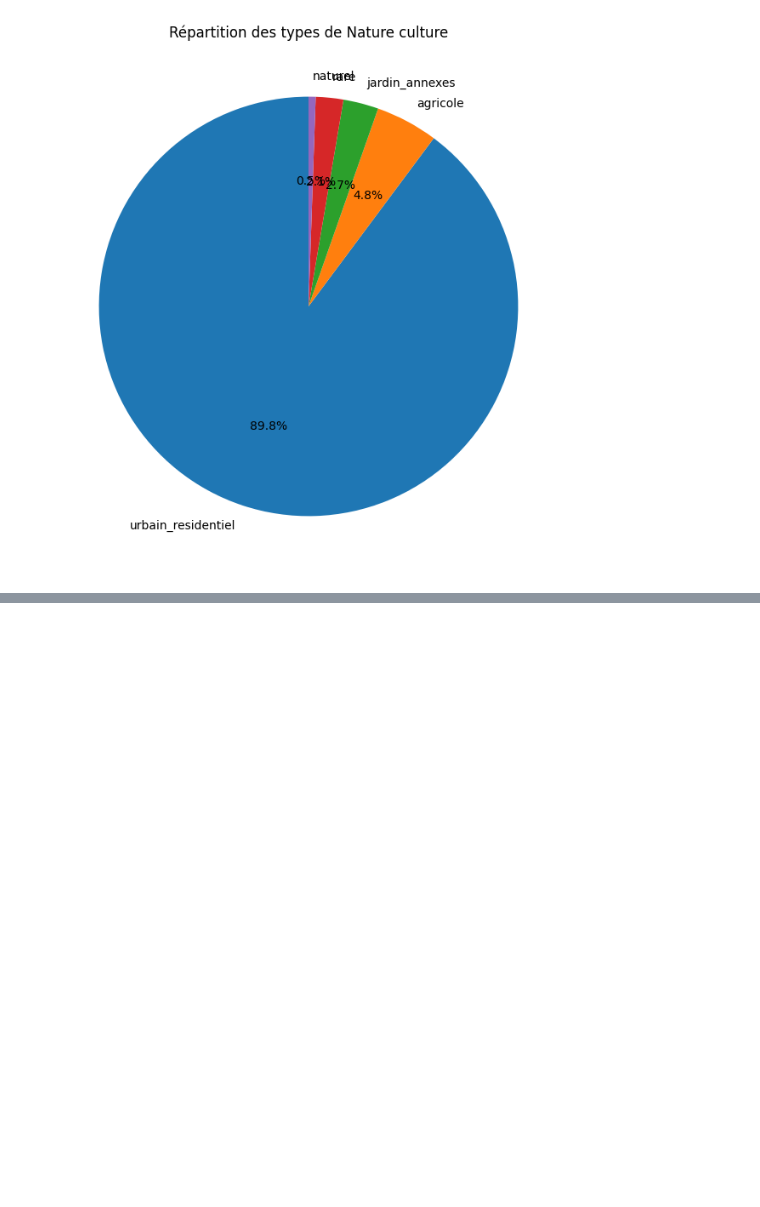
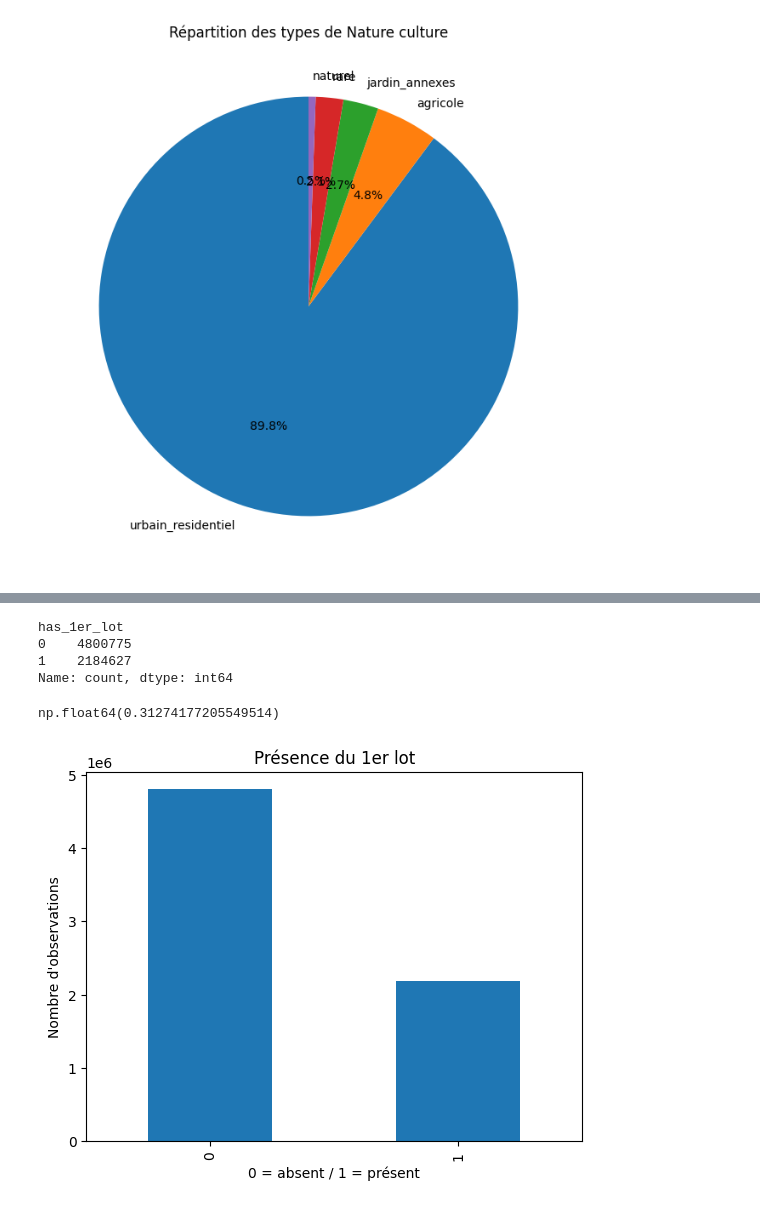
Before and after one commit to DataScientest-Studio/mars26_bds_immo, a Jupyter notebook: notebooks/Carine_Robles/Analyse_C.ipynb, the cells around one changed output, grey strips where cells are left out. Drawn from its saved outputs; the diff is of its cells as text; code cells hidden in the pictures; blank space fills up the shorter version.

```diff
--- a/notebooks/Carine_Robles/Analyse_C.ipynb
+++ b/notebooks/Carine_Robles/Analyse_C.ipynb
@@ -1383,0 +1610,33 @@ plt.show()
+# %%
+df_clean["1er lot"] = df["1er lot"].copy()
+# %%
+# remplace les chaînes vides par des valeurs manquantes (NaN)
+df_clean["1er lot"] = df_clean["1er lot"].replace("", np.nan)
+# %%
+# Cette ligne crée une variable binaire : 1 si un lot est renseigné (copropriété probable) 0 sinon (bien simple ou non renseigné)
+df_clean["has_1er_lot"] = df_clean["1er lot"].notnull().astype(int)
+# %%
+# inverse précédents, lecture alternative
+df_clean["no_1er_lot"] = df_clean["1er lot"].isnull().astype(int)
+# %%
+df_clean["has_1er_lot"].value_counts()
+# %% [output]
+has_1er_lot
+0    4800775
+1    2184627
+Name: count, dtype: int64
+# %%
+df_clean["has_1er_lot"].mean()
+# %% [output]
+np.float64(0.31274177205549514)
+# %%
+import matplotlib.pyplot as plt
+
+plt.figure()
+df_clean["has_1er_lot"].value_counts().plot(kind="bar")
+plt.title("Présence du 1er lot")
+plt.xlabel("0 = absent / 1 = présent")
+plt.ylabel("Nombre d'observations")
+plt.show()
+# %% [output]
+[figure, added]
```
Also changed, not shown: parts of 176 cells of this notebook.
